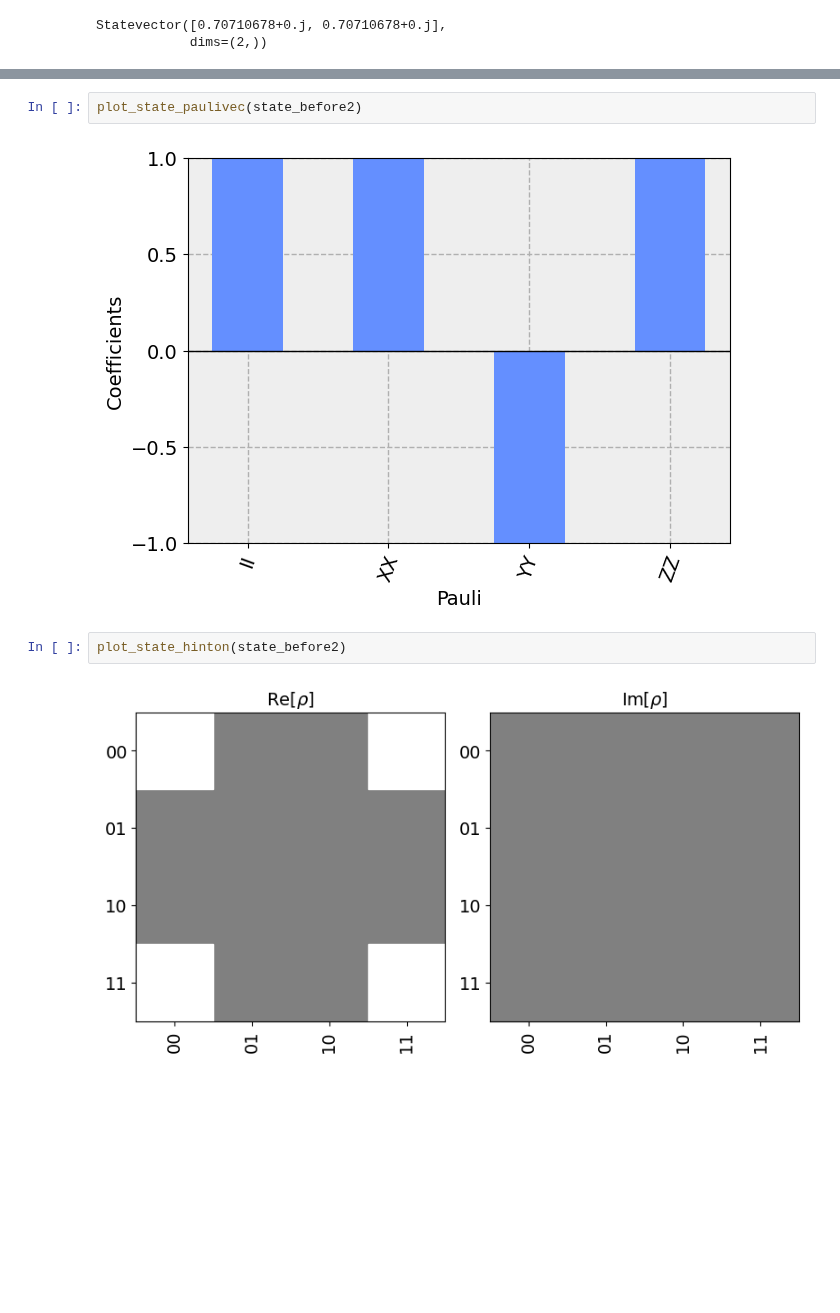
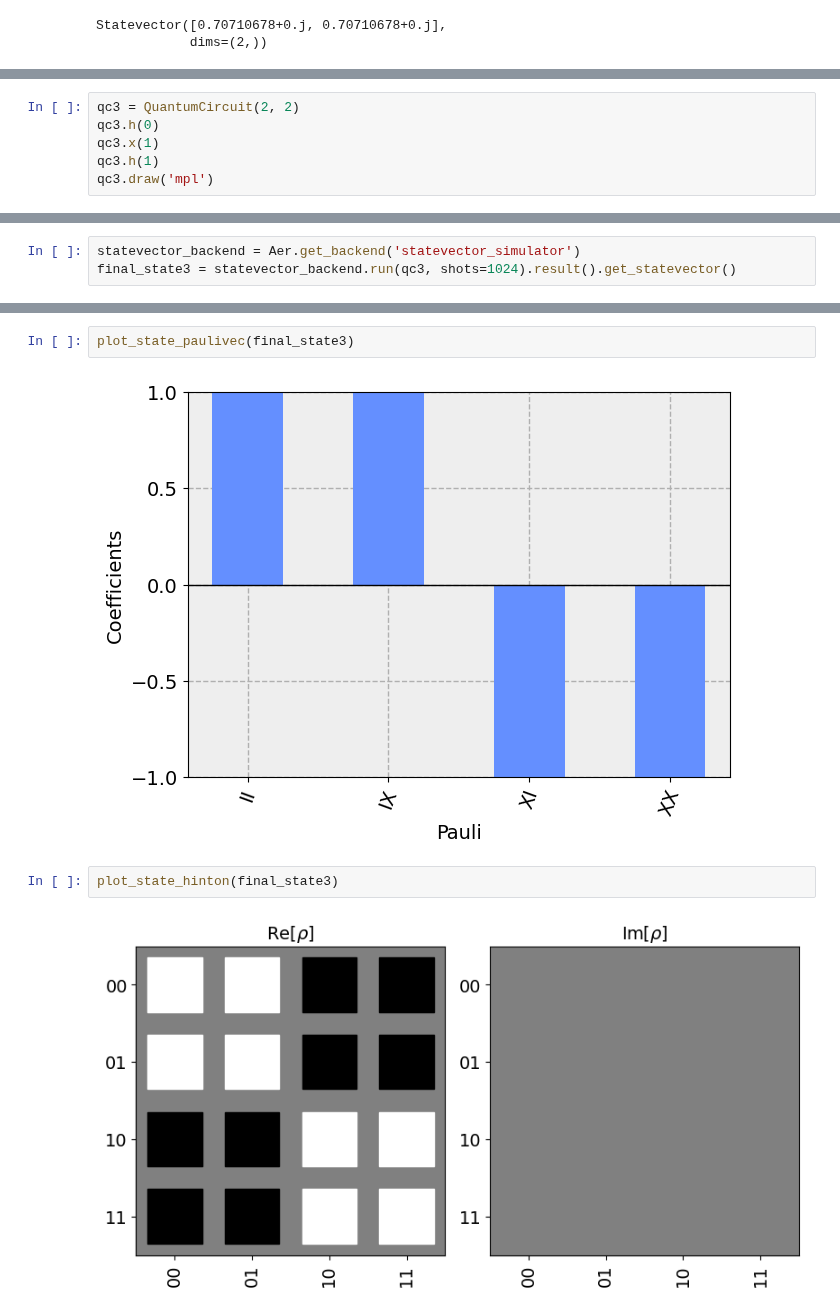
Before and after one commit to mkbahk/QuantumComputing, a Jupyter notebook: Quantum_MultiQubit_BlochSphereX_mkbahk_20250407.ipynb, the cells around one changed output, grey strips where cells are left out. Saved outputs shown, nothing was run; the diff lists cells and outputs as text; blank space fills up the shorter version.

```diff
--- a/Quantum_MultiQubit_BlochSphereX_mkbahk_20250407.ipynb
+++ b/Quantum_MultiQubit_BlochSphereX_mkbahk_20250407.ipynb
@@ -83,0 +62,6 @@ plot_bloch_multivector(state_before2, title="Bell State Bloch Spheres (Before Me
+# %%
+qc3 = QuantumCircuit(2, 2)
+qc3.h(0)
+qc3.x(1)
+qc3.h(1)
+qc3.draw('mpl')
@@ -83,0 +70,3 @@ plot_bloch_multivector(state_before2, title="Bell State Bloch Spheres (Before Me
+# %%
+statevector_backend = Aer.get_backend('statevector_simulator')
+final_state3 = statevector_backend.run(qc3, shots=1024).result().get_statevector()
@@ -88,8 +90,8 @@ plot_state_city(state_before2)
 # %%
-plot_state_paulivec(state_before2)
+plot_state_paulivec(final_state3)
 # %% [output]
-[figure, old version]
+[figure, new version]
 # %%
-plot_state_hinton(state_before2)
+plot_state_hinton(final_state3)
 # %% [output]
-[figure, old version]
+[figure, new version]
```
Also changed, not shown: parts of 9 cells of this notebook.
